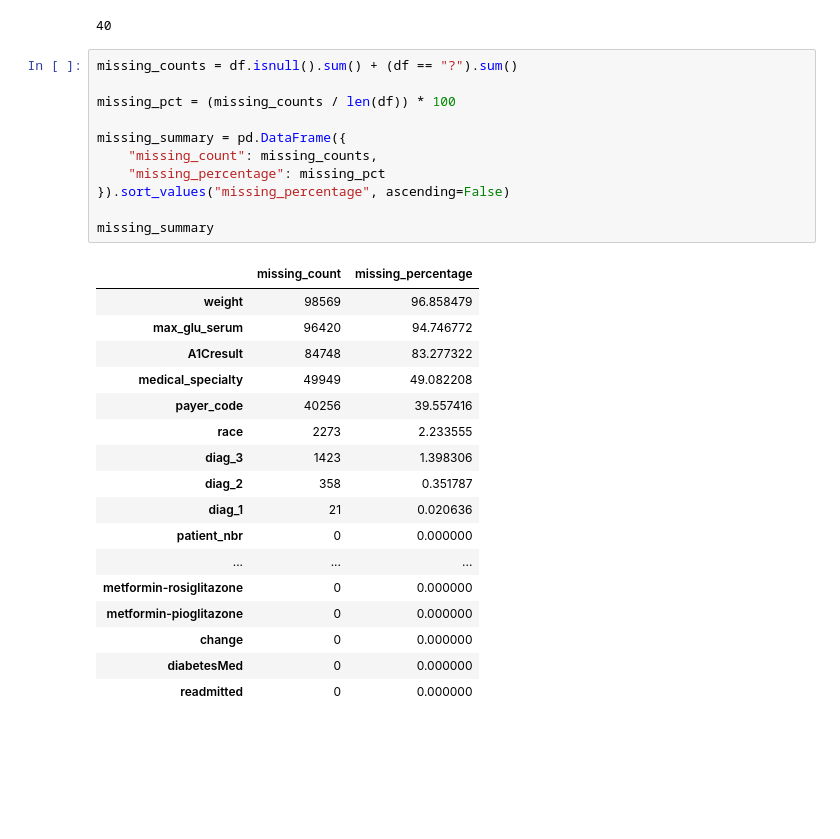
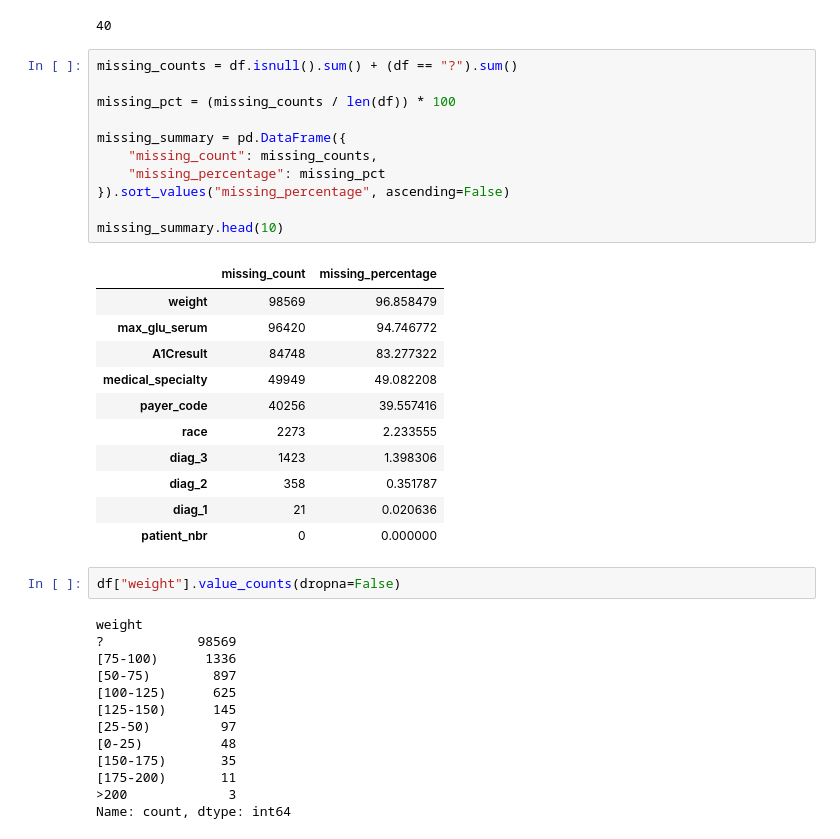
Before and after one commit to Atifkhan22/healthcare-readmission-analysis, a Jupyter notebook: notebook/01_data_understanding.ipynb, the cells around one changed output. Saved outputs shown, nothing was run; the diff lists cells and outputs as text; blank space fills up the shorter version.

```diff
--- a/notebook/01_data_understanding.ipynb
+++ b/notebook/01_data_understanding.ipynb
@@ -366,29 +366,38 @@ encounters_per_patient.max()
 # %%
 missing_counts = df.isnull().sum() + (df == "?").sum()
 
 missing_pct = (missing_counts / len(df)) * 100
 
 missing_summary = pd.DataFrame({
     "missing_count": missing_counts,
     "missing_percentage": missing_pct
 }).sort_values("missing_percentage", ascending=False)
 
-missing_summary
+missing_summary.head(10)
 # %% [output]
 |  | missing_count | missing_percentage |
 | weight | 98569 | 96.858479 |
 | max_glu_serum | 96420 | 94.746772 |
 | A1Cresult | 84748 | 83.277322 |
 | medical_specialty | 49949 | 49.082208 |
 | payer_code | 40256 | 39.557416 |
 | race | 2273 | 2.233555 |
 | diag_3 | 1423 | 1.398306 |
 | diag_2 | 358 | 0.351787 |
 | diag_1 | 21 | 0.020636 |
 | patient_nbr | 0 | 0.000000 |
-| ... | ... | ... |
-| metformin-rosiglitazone | 0 | 0.000000 |
-| metformin-pioglitazone | 0 | 0.000000 |
-| change | 0 | 0.000000 |
-| diabetesMed | 0 | 0.000000 |
-| readmitted | 0 | 0.000000 |
+# %%
+df["weight"].value_counts(dropna=False)
+# %% [output]
+weight
+?            98569
+[75-100)      1336
+[50-75)        897
+[100-125)      625
+[125-150)      145
+[25-50)         97
+[0-25)          48
+[150-175)       35
+[175-200)       11
+>200             3
+Name: count, dtype: int64
```
Also changed, not shown: parts of 7 cells of this notebook, 4 other files.
